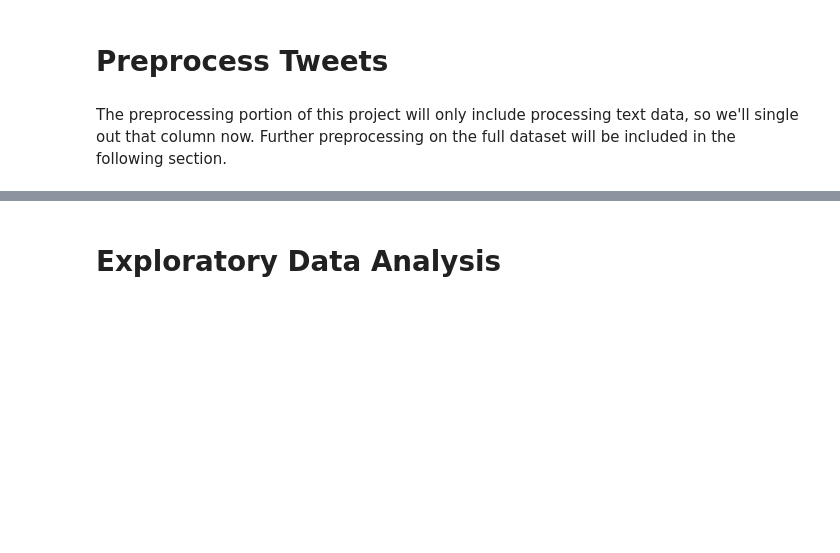
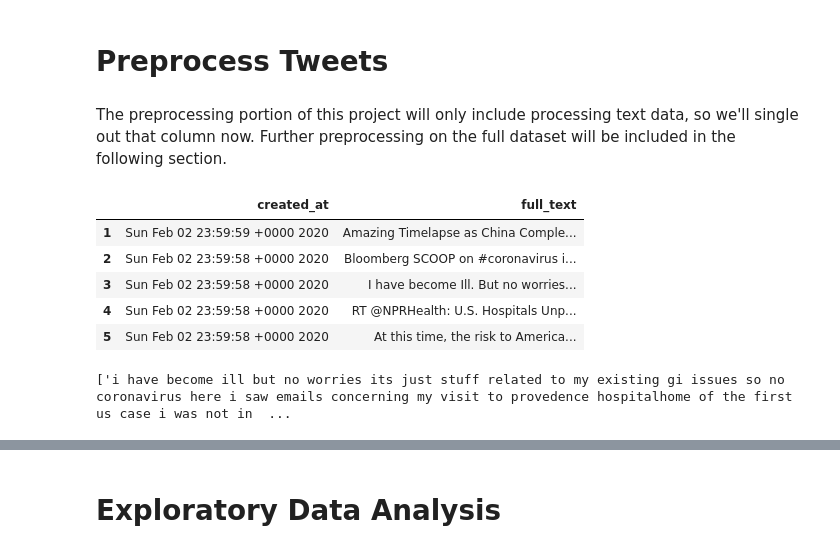
Before and after one commit to akelly66/COVID-Tweet-Sentiment, a Jupyter notebook: text-processing/COVID-tweet-NLP.ipynb, the cells around one changed output, grey strips where cells are left out. Drawn from its saved outputs; the diff is of its cells as text; code cells hidden in the pictures; blank space fills up the shorter version.

Commit message:
Fixed issue with truncated tweets

```diff
--- a/text-processing/COVID-tweet-NLP.ipynb
+++ b/text-processing/COVID-tweet-NLP.ipynb
@@ -70,14 +87,31 @@ extended_tweets.head()
+# %%
+def evaluate(row):
+    if row:
+        row = ast.literal_eval(row)
+    return row
+df['expanded'] = df.retweeted_status.dropna().apply(evaluate)
+# %%
+expanded_df = df['expanded'].apply(pd.Series)
+expanded_df = expanded_df.extended_tweet.apply(pd.Series)
+expanded_df = expanded_df.full_text.dropna()
 # %%
-df = pd.DataFrame.join(df, extended_tweets)
+df = pd.DataFrame.join(df, expanded_df)
 # %%
-df['full_tweet'].fillna(df['text'],inplace=True)
+df['full_text'].fillna(df['text'],inplace=True)
 # %% [markdown]
 # Preprocess Tweets
 # %% [markdown]
 The preprocessing portion of this project will only include processing text data, so we'll single out that column now. Further preprocessing on the full dataset will be included in the following section.
 # %%
-tweet_df = df.loc[:,['created_at','full_tweet']]
+tweet_df = df.loc[:,['created_at','full_text']]
 tweet_df.head()
+# %% [output]
+|  | created_at | full_text |
+| 1 | Sun Feb 02 23:59:59 +0000 2020 | Amazing Timelapse as China Comple... |
+| 2 | Sun Feb 02 23:59:58 +0000 2020 | Bloomberg SCOOP on #coronavirus i... |
+| 3 | Sun Feb 02 23:59:58 +0000 2020 | I have become Ill. But no worries... |
+| 4 | Sun Feb 02 23:59:58 +0000 2020 | RT @NPRHealth: U.S. Hospitals Unp... |
+| 5 | Sun Feb 02 23:59:58 +0000 2020 | At this time, the risk to America... |
 # %%
 def remove_url(row):
     '''
@@ -115,8 +149,10 @@ def clean_tweet(tweet):
 
     return cleaned_tweet
 
-cleaned_tweet_test = clean_tweet(tweet_df.full_tweet[3])
+cleaned_tweet_test = clean_tweet(tweet_df.full_text[3])
 cleaned_tweet_test
+# %% [output]
+['i have become ill but no worries its just stuff related to my existing gi issues so no coronavirus here i saw emails concerning my visit to provedence hospitalhome of the first us case i was not in  ...
 # %%
 def tokenize(clean_tweet):
 
```
Also changed, not shown: parts of 14 cells of this notebook.
